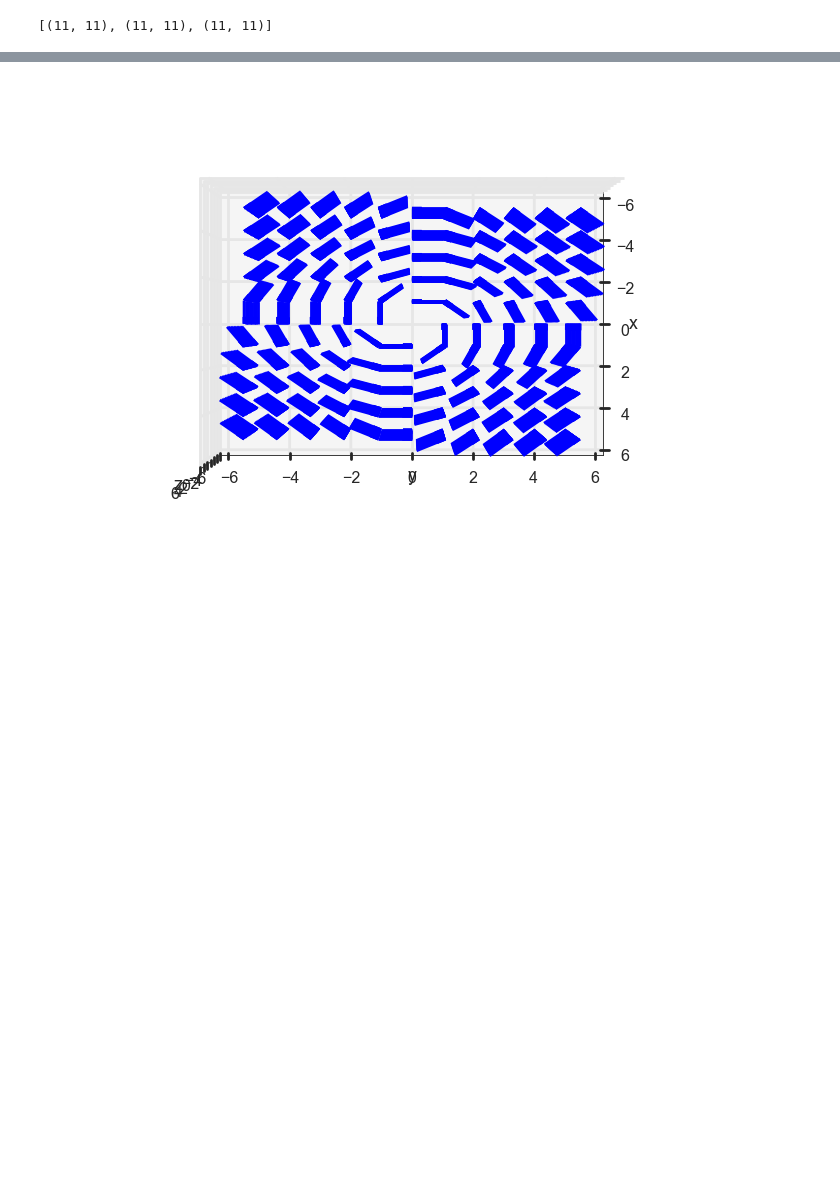
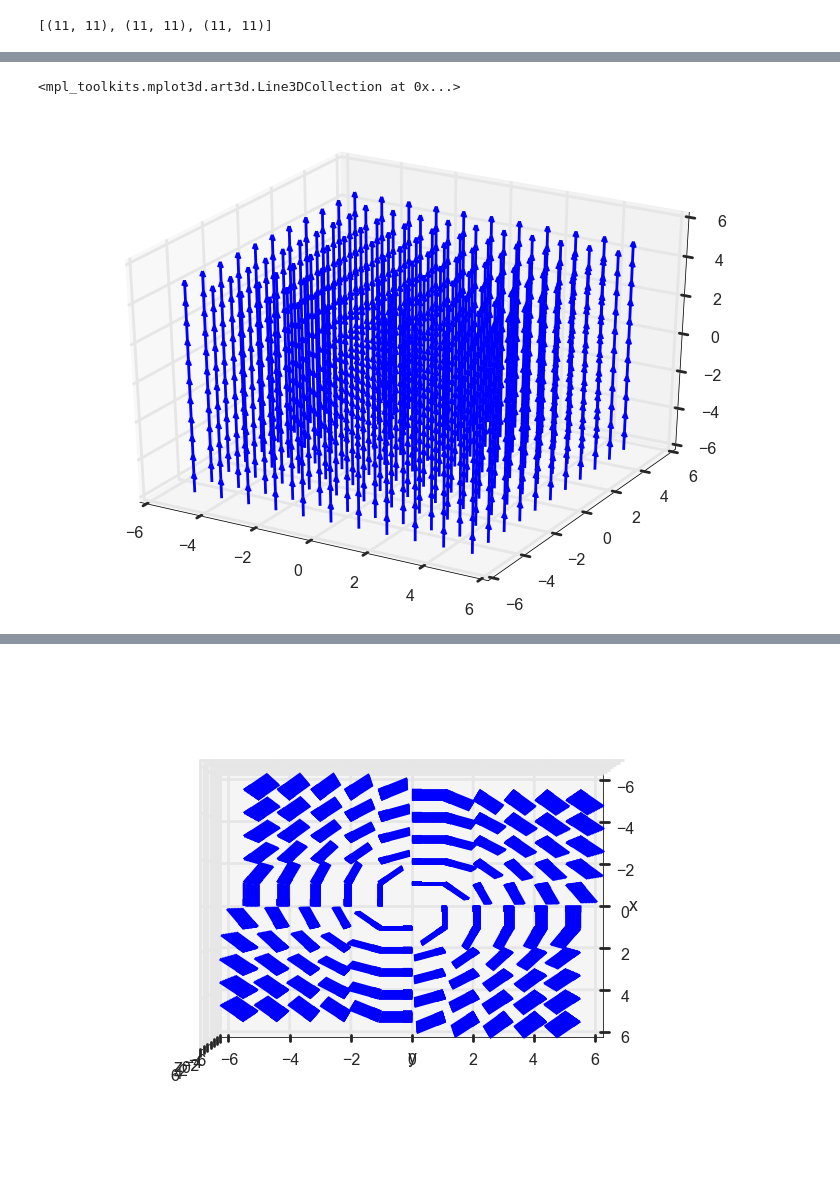
Before and after one commit to jensv/relative_canonical_helicity, a Jupyter notebook: fourier_transform_curls.ipynb, the cells around one changed output, grey strips where cells are left out. Cells and saved outputs as stored; diff of their text form; code cells hidden in the pictures; blank space fills up the shorter version.

```diff
--- a/fourier_transform_curls.ipynb
+++ b/fourier_transform_curls.ipynb
@@ -234,3 +240,12 @@ axes.quiver(x, y, z, B_reconstructed_uniform[0],
+# %%
+fig = plt.figure()
+axes = fig.add_subplot(111, projection='3d')
+axes.quiver(x, y, z, Bx_uni[0],
+            By_uni[1],
+            Bz_uni[2])
+# %% [output]
+<mpl_toolkits.mplot3d.art3d.Line3DCollection at 0x...>
+[figure, added]
 # %%
 plt.contourf(x[:, :, 0], y[:, :, 0],
              B_reconstructed_uniform[2][:, :, 0])
```
Also changed, not shown: parts of 6 cells of this notebook, 1 other file.
